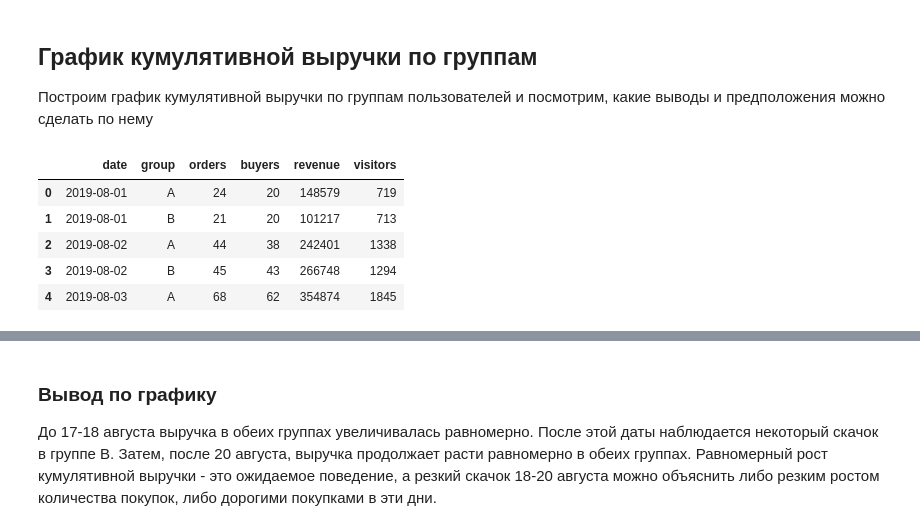
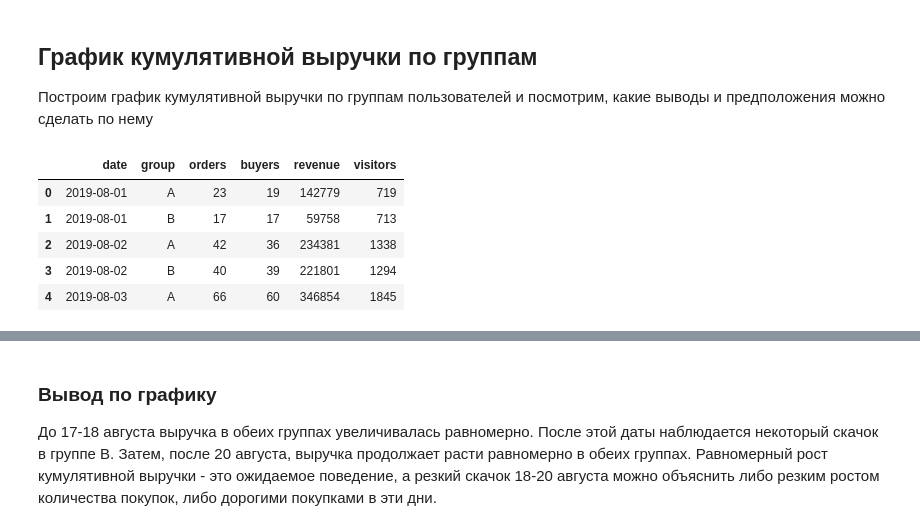
Before and after one commit to nlupacheva/data-analysis, a Jupyter notebook: ab_test/ab-test.ipynb, the cells around one changed output, grey strips where cells are left out. Drawn from its saved outputs; the diff is of its cells as text; code cells hidden in the pictures.

```diff
--- a/ab_test/ab-test.ipynb
+++ b/ab_test/ab-test.ipynb
@@ -393,39 +347,39 @@ ordersAggregated = datesGroups.apply(
         }
     ),
     axis=1,
 ).sort_values(by=['date', 'group'])
 
 # получаем агрегированные кумулятивные по дням данные о посетителях
 visitorsAggregated = datesGroups.apply(
     lambda x: visitors[
         np.logical_and(
             visitors['date'] <= x['date'], visitors['group'] == x['group']
         )
     ].agg({'date': 'max', 'group': 'max', 'visitors': 'sum'}),
     axis=1,
 ).sort_values(by=['date', 'group'])
 
 # объединяем кумулятивные данные в одной таблице
 cumulative_data = ordersAggregated.merge(
     visitorsAggregated, left_on=['date', 'group'], right_on=['date', 'group']
 )
 cumulative_data.columns = [
     'date',
     'group',
     'orders',
     'buyers',
     'revenue',
     'visitors',
 ]
 
-display(cumulativeData.head())
+display(cumulative_data.head())
 # %% [output]
 |  | date | group | orders | buyers | revenue | visitors |
-| 0 | 2019-08-01 | A | 24 | 20 | 148579 | 719 |
-| 1 | 2019-08-01 | B | 21 | 20 | 101217 | 713 |
-| 2 | 2019-08-02 | A | 44 | 38 | 242401 | 1338 |
-| 3 | 2019-08-02 | B | 45 | 43 | 266748 | 1294 |
-| 4 | 2019-08-03 | A | 68 | 62 | 354874 | 1845 |
+| 0 | 2019-08-01 | A | 23 | 19 | 142779 | 719 |
+| 1 | 2019-08-01 | B | 17 | 17 | 59758 | 713 |
+| 2 | 2019-08-02 | A | 42 | 36 | 234381 | 1338 |
+| 3 | 2019-08-02 | B | 40 | 39 | 221801 | 1294 |
+| 4 | 2019-08-03 | A | 66 | 60 | 346854 | 1845 |
 # %%
 # датафрейм с кумулятивным количеством заказов и кумулятивной выручкой по дням в группе А
 cumulative_revenue_a = cumulative_data[cumulative_data['group']=='A'][['date', 'revenue', 'orders', 'visitors']]
```
Also changed, not shown: parts of 9 cells of this notebook.
